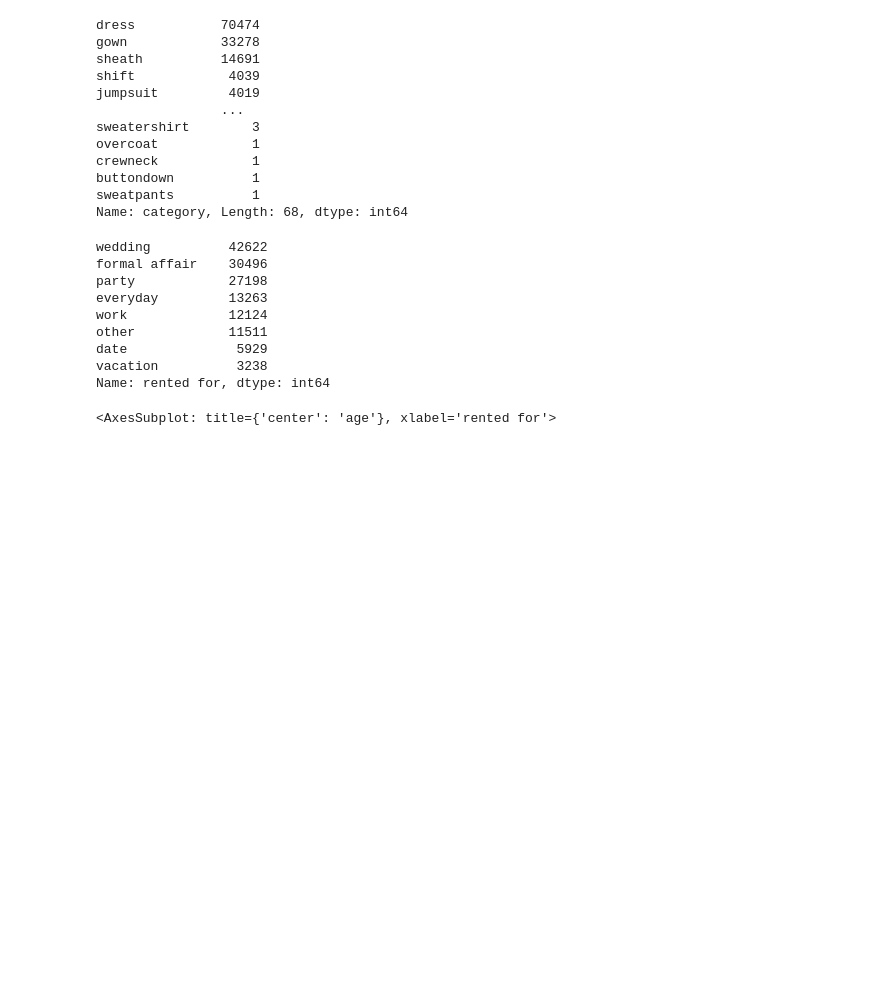
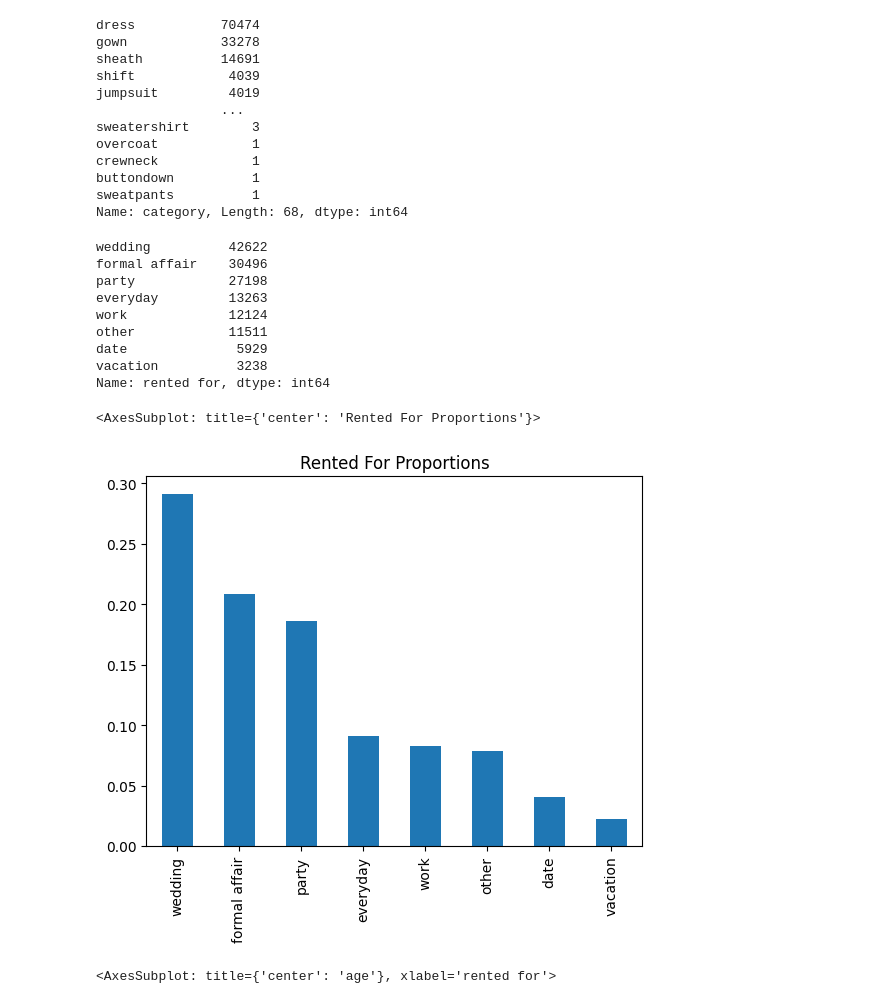
Before and after one commit to LtAstros/CSE158RTRProject, a Jupyter notebook: eda.ipynb, the cells around one changed output. Cells and saved outputs as stored; diff of their text form; code cells hidden in the pictures; blank space fills up the shorter version.

```diff
--- a/eda.ipynb
+++ b/eda.ipynb
@@ -58,6 +108,11 @@ other            11511
 date              5929
 vacation          3238
 Name: rented for, dtype: int64
+# %%
+runway['rented for'].value_counts(normalize = True).plot(kind = 'bar', title = "Rented For Proportions")
+# %% [output]
+<AxesSubplot: title={'center': 'Rented For Proportions'}>
+[figure, added]
 # %%
 # are there general differences in ages between rentals for different event types?
 runway.boxplot(column = 'age', by = 'rented for')
```
Also changed, not shown: parts of 35 cells of this notebook, 1 other file.
